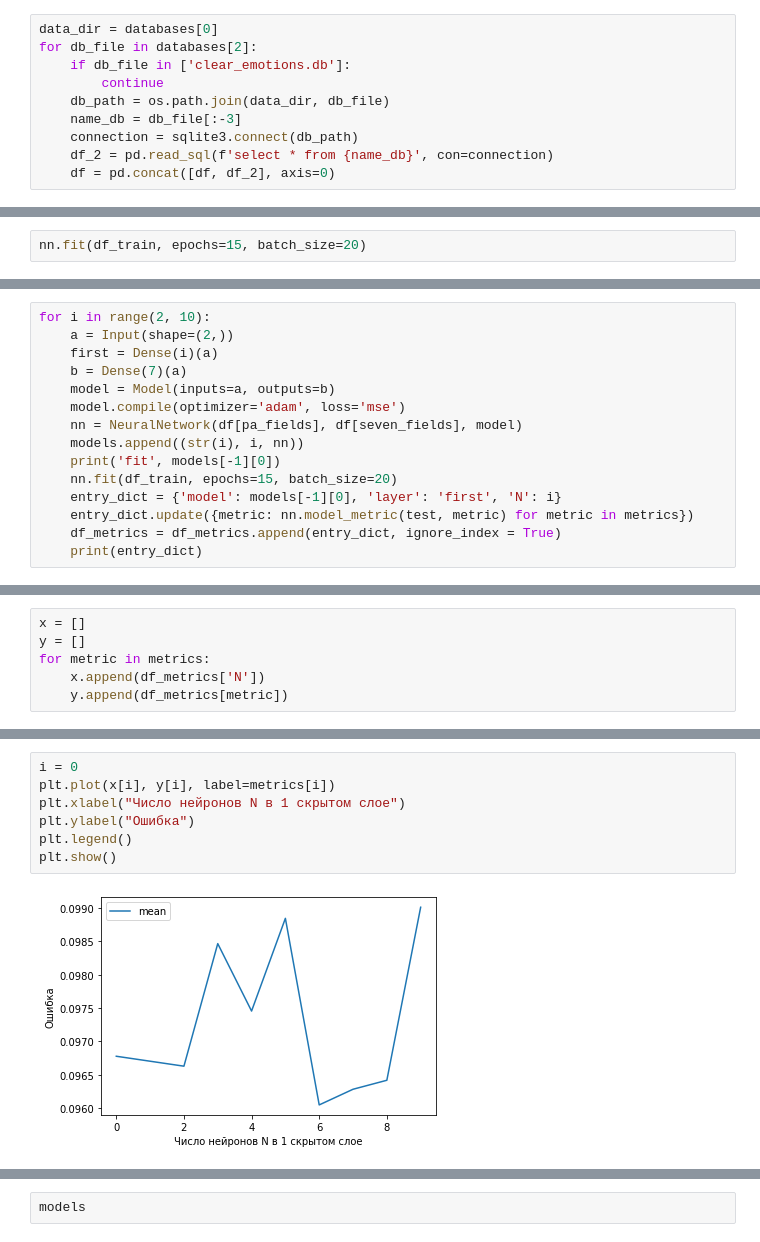
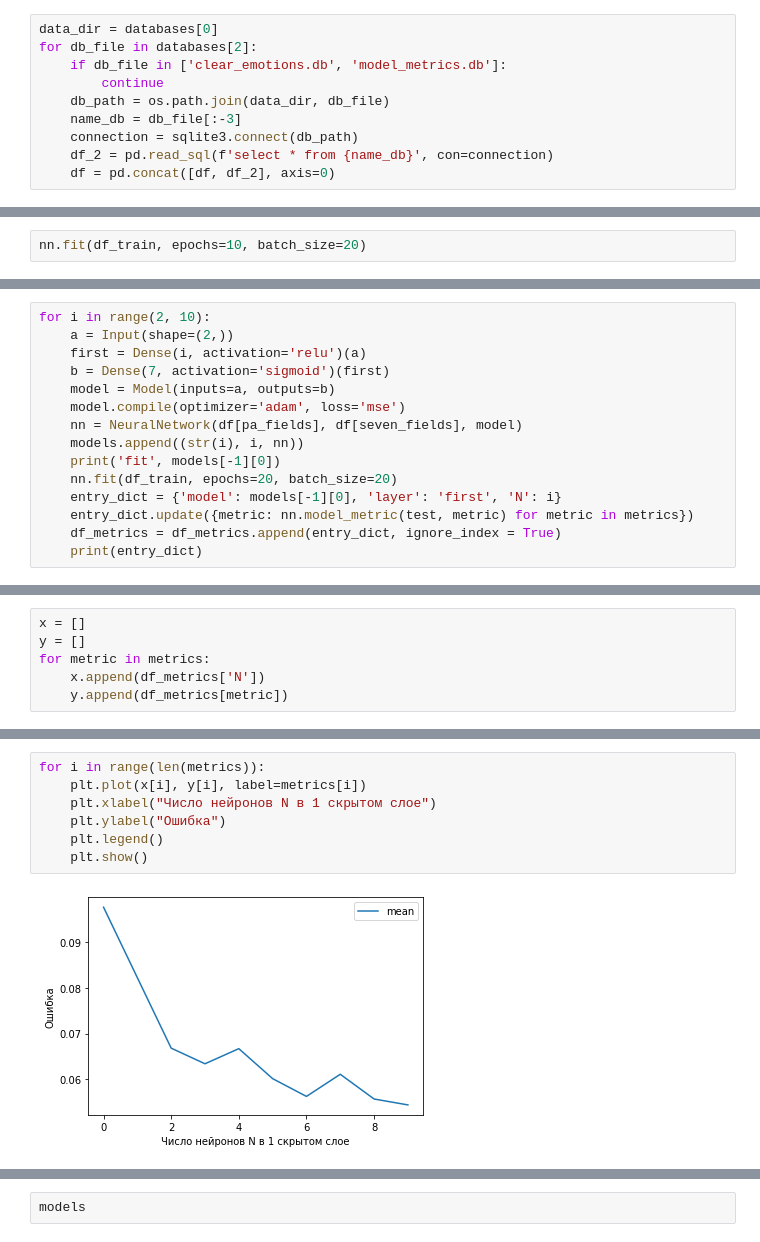
Before and after one commit to Chudvan/NIR_1_sem_magistracy, a Jupyter notebook: NeuralNetwork/NeuralNetwork_11_first_layer_tests.ipynb, the cells around one changed output, grey strips where cells are left out. Cells and saved outputs as stored; diff of their text form.

Commit message:
fitting models in 1 hidden layer (first), 2 layers (second) + code in NN_11 + NN_12

```diff
--- a/NeuralNetwork/NeuralNetwork_11_first_layer_tests.ipynb
+++ b/NeuralNetwork/NeuralNetwork_11_first_layer_tests.ipynb
@@ -40,7 +43,7 @@ df = pd.DataFrame()
 # %%
 data_dir = databases[0]
 for db_file in databases[2]:
-    if db_file in ['clear_emotions.db']:
+    if db_file in ['clear_emotions.db', 'model_metrics.db']:
         continue
     db_path = os.path.join(data_dir, db_file)
     name_db = db_file[:-3]
@@ -274,3 +291,3 @@ nn = NeuralNetwork(df[pa_fields], df[seven_fields], model)
 # %%
-nn.fit(df_train, epochs=15, batch_size=20)
+nn.fit(df_train, epochs=10, batch_size=20)
 # %% [output]
@@ -382,14 +402,14 @@ df_train
 # %%
 for i in range(2, 10):
     a = Input(shape=(2,))
-    first = Dense(i)(a)
-    b = Dense(7)(a)
+    first = Dense(i, activation='relu')(a)
+    b = Dense(7, activation='sigmoid')(first)
     model = Model(inputs=a, outputs=b)
     model.compile(optimizer='adam', loss='mse')
     nn = NeuralNetwork(df[pa_fields], df[seven_fields], model)
     models.append((str(i), i, nn))
     print('fit', models[-1][0])
-    nn.fit(df_train, epochs=15, batch_size=20)
+    nn.fit(df_train, epochs=20, batch_size=20)
     entry_dict = {'model': models[-1][0], 'layer': 'first', 'N': i}
     entry_dict.update({metric: nn.model_metric(test, metric) for metric in metrics})
     df_metrics = df_metrics.append(entry_dict, ignore_index = True)
@@ -476,10 +496,10 @@ y[0]
 Name: mean, dtype: float64
 # %%
-i = 0
-plt.plot(x[i], y[i], label=metrics[i])
-plt.xlabel("Число нейронов N в 1 скрытом слое")
-plt.ylabel("Ошибка")
-plt.legend()
-plt.show()
+for i in range(len(metrics)):
+    plt.plot(x[i], y[i], label=metrics[i])
+    plt.xlabel("Число нейронов N в 1 скрытом слое")
+    plt.ylabel("Ошибка")
+    plt.legend()
+    plt.show()
 # %% [output]
-[figure, old version]
+[figure, new version]
```
Also changed, not shown: parts of 48 cells of this notebook, 45 other files.
